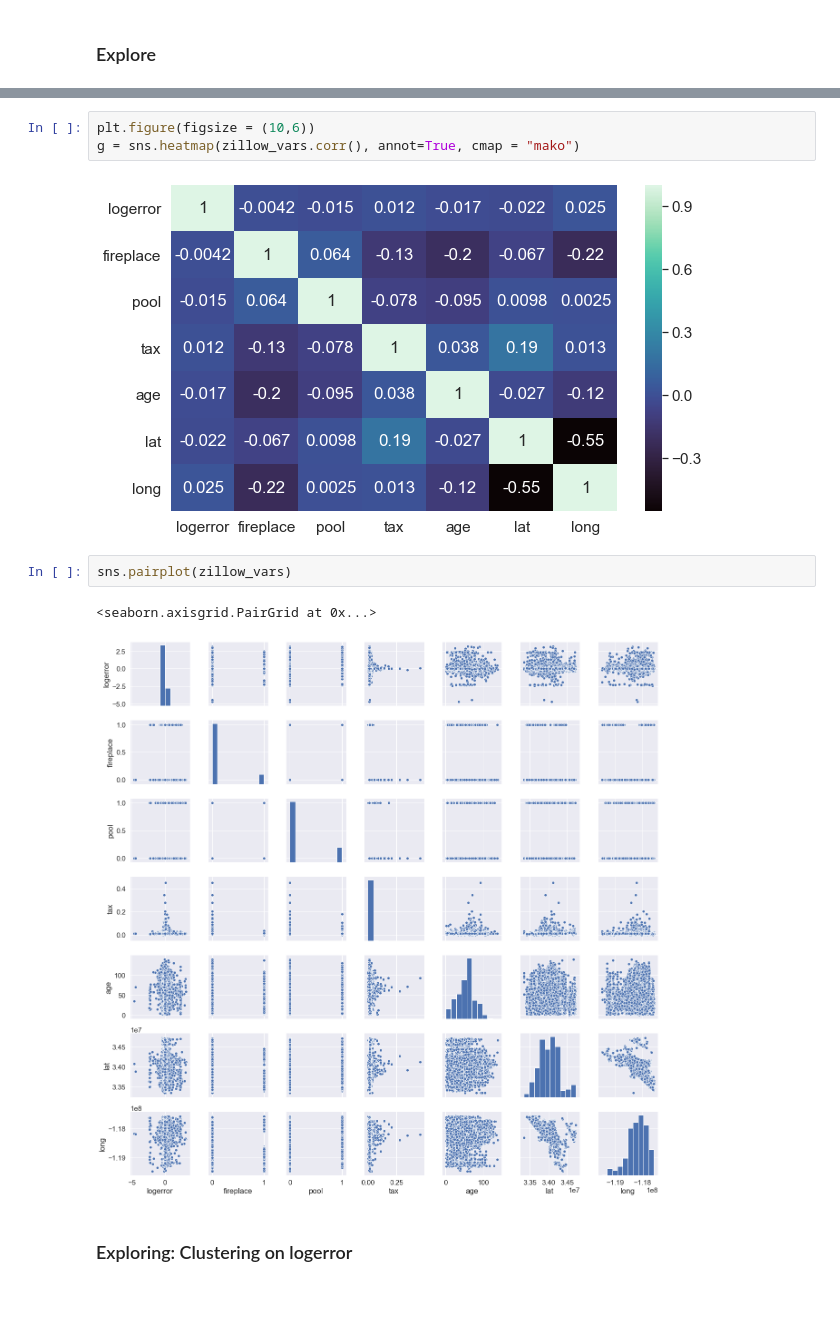
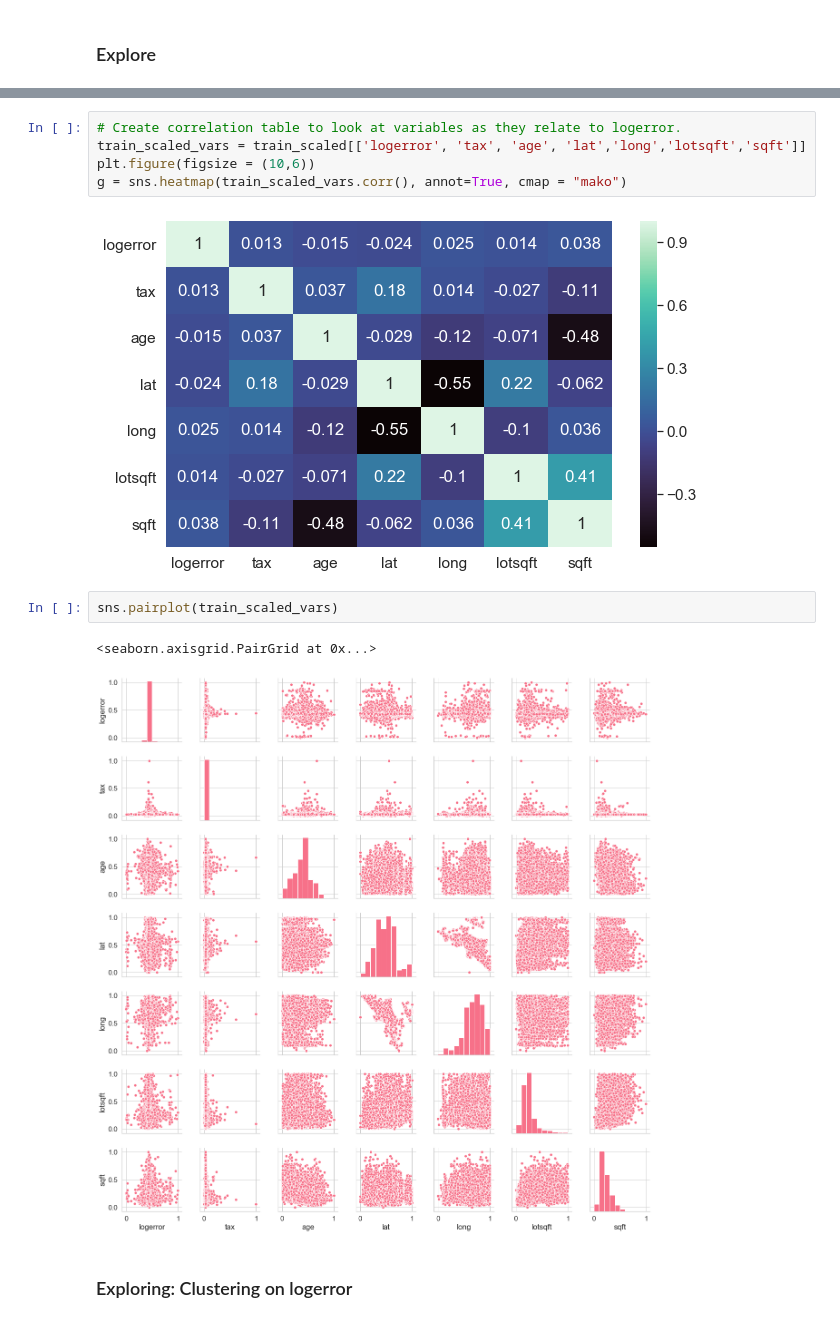
Before and after one commit to callapena/zillow_cluster, a Jupyter notebook: project_notebook.ipynb, the cells around one changed output, grey strips where cells are left out. Cells and saved outputs as stored; diff of their text form.

```diff
--- a/project_notebook.ipynb
+++ b/project_notebook.ipynb
@@ -171,12 +209,14 @@ zillow_vars.corr()
 # %%
+# Create correlation table to look at variables as they relate to logerror.
+train_scaled_vars = train_scaled[['logerror', 'tax', 'age', 'lat','long','lotsqft','sqft']]
 plt.figure(figsize = (10,6))
-g = sns.heatmap(zillow_vars.corr(), annot=True, cmap = "mako")
+g = sns.heatmap(train_scaled_vars.corr(), annot=True, cmap = "mako")
 # %% [output]
-[figure, old version]
+[figure, new version]
 # %%
-sns.pairplot(zillow_vars)
+sns.pairplot(train_scaled_vars)
 # %% [output]
 <seaborn.axisgrid.PairGrid at 0x...>
-[figure, old version]
+[figure, new version]
 # %% [markdown]
 ### Exploring: Clustering on logerror
```
Also changed, not shown: parts of 24 cells of this notebook.
